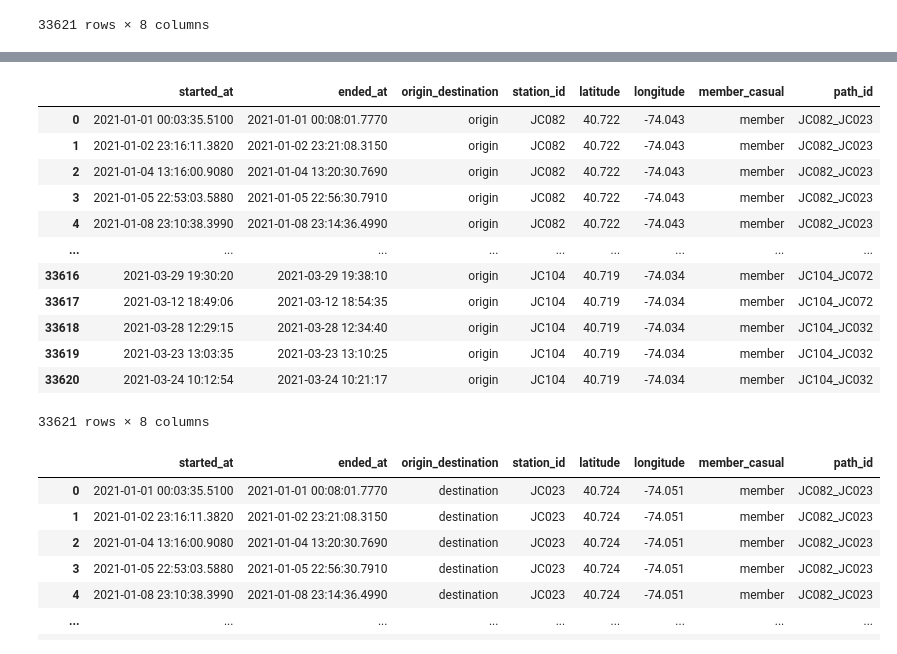
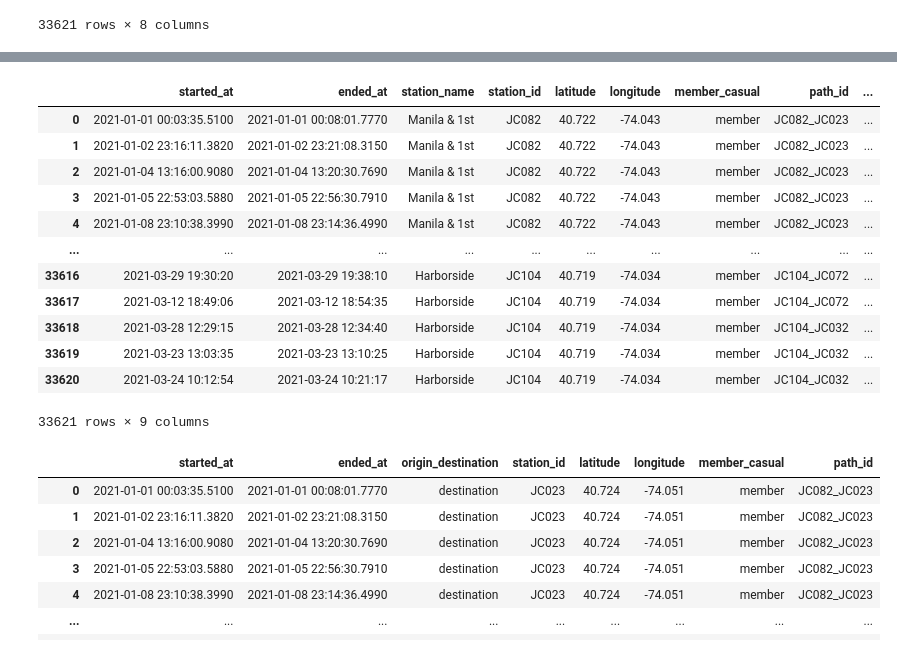
Before and after one commit to austin3216/Tableau-DataClean, a Jupyter notebook: DataCleaning.ipynb, the cells around one changed output, grey strips where cells are left out. Cells and saved outputs as stored; diff of their text form; code cells hidden in the pictures.

Commit message:
update spider dataframe

```diff
--- a/DataCleaning.ipynb
+++ b/DataCleaning.ipynb
@@ -370,8 +370,6 @@ destination_df
 | 33619 | 2021-03-23 13:03:35 | 2021-03-23 13:10:25 | Newark Ave | JC032 | 40.722 | -74.046 | member | JC104_JC032 |
 | 33620 | 2021-03-24 10:12:54 | 2021-03-24 10:21:17 | Newark Ave | JC032 | 40.722 | -74.046 | member | JC104_JC032 |
 33621 rows × 8 columns
-# %%
-# Change all station names to reflect origin or destination
-
-origin_df['start_station_name']='origin'
-destination_df['end_station_name']='destination'
+# %%
+origin_df['origin_destination'] = 'origin'
+destination_df['origin_destination'] = 'destination'
@@ -378,20 +393,20 @@ destination_df['end_station_name']='destination'
 # %%
 # Make column names consistent
 
-origin_df.rename(columns={"start_station_name":"origin_destination", "start_station_id":"station_id", "start_lat":"latitude", "start_lng":"longitude"}, inplace=True)
+origin_df.rename(columns={"start_station_name":"station_name", "start_station_id":"station_id", "start_lat":"latitude", "start_lng":"longitude"}, inplace=True)
 origin_df
 # %% [output]
-|  | started_at | ended_at | origin_destination | station_id | latitude | longitude | member_casual | path_id |
-| 0 | 2021-01-01 00:03:35.5100 | 2021-01-01 00:08:01.7770 | origin | JC082 | 40.722 | -74.043 | member | JC082_JC023 |
-| 1 | 2021-01-02 23:16:11.3820 | 2021-01-02 23:21:08.3150 | origin | JC082 | 40.722 | -74.043 | member | JC082_JC023 |
-| 2 | 2021-01-04 13:16:00.9080 | 2021-01-04 13:20:30.7690 | origin | JC082 | 40.722 | -74.043 | member | JC082_JC023 |
-| 3 | 2021-01-05 22:53:03.5880 | 2021-01-05 22:56:30.7910 | origin | JC082 | 40.722 | -74.043 | member | JC082_JC023 |
-| 4 | 2021-01-08 23:10:38.3990 | 2021-01-08 23:14:36.4990 | origin | JC082 | 40.722 | -74.043 | member | JC082_JC023 |
-| ... | ... | ... | ... | ... | ... | ... | ... | ... |
-| 33616 | 2021-03-29 19:30:20 | 2021-03-29 19:38:10 | origin | JC104 | 40.719 | -74.034 | member | JC104_JC072 |
-| 33617 | 2021-03-12 18:49:06 | 2021-03-12 18:54:35 | origin | JC104 | 40.719 | -74.034 | member | JC104_JC072 |
-| 33618 | 2021-03-28 12:29:15 | 2021-03-28 12:34:40 | origin | JC104 | 40.719 | -74.034 | member | JC104_JC032 |
-| 33619 | 2021-03-23 13:03:35 | 2021-03-23 13:10:25 | origin | JC104 | 40.719 | -74.034 | member | JC104_JC032 |
-| 33620 | 2021-03-24 10:12:54 | 2021-03-24 10:21:17 | origin | JC104 | 40.719 | -74.034 | member | JC104_JC032 |
+|  | started_at | ended_at | station_name | station_id | latitude | longitude | member_casual | path_id | ... |
+| 0 | 2021-01-01 00:03:35.5100 | 2021-01-01 00:08:01.7770 | Manila & 1st | JC082 | 40.722 | -74.043 | member | JC082_JC023 | ... |
+| 1 | 2021-01-02 23:16:11.3820 | 2021-01-02 23:21:08.3150 | Manila & 1st | JC082 | 40.722 | -74.043 | member | JC082_JC023 | ... |
+| 2 | 2021-01-04 13:16:00.9080 | 2021-01-04 13:20:30.7690 | Manila & 1st | JC082 | 40.722 | -74.043 | member | JC082_JC023 | ... |
+| 3 | 2021-01-05 22:53:03.5880 | 2021-01-05 22:56:30.7910 | Manila & 1st | JC082 | 40.722 | -74.043 | member | JC082_JC023 | ... |
+| 4 | 2021-01-08 23:10:38.3990 | 2021-01-08 23:14:36.4990 | Manila & 1st | JC082 | 40.722 | -74.043 | member | JC082_JC023 | ... |
+| ... | ... | ... | ... | ... | ... | ... | ... | ... | ... |
+| 33616 | 2021-03-29 19:30:20 | 2021-03-29 19:38:10 | Harborside | JC104 | 40.719 | -74.034 | member | JC104_JC072 | ... |
+| 33617 | 2021-03-12 18:49:06 | 2021-03-12 18:54:35 | Harborside | JC104 | 40.719 | -74.034 | member | JC104_JC072 | ... |
+| 33618 | 2021-03-28 12:29:15 | 2021-03-28 12:34:40 | Harborside | JC104 | 40.719 | -74.034 | member | JC104_JC032 | ... |
+| 33619 | 2021-03-23 13:03:35 | 2021-03-23 13:10:25 | Harborside | JC104 | 40.719 | -74.034 | member | JC104_JC032 | ... |
+| 33620 | 2021-03-24 10:12:54 | 2021-03-24 10:21:17 | Harborside | JC104 | 40.719 | -74.034 | member | JC104_JC032 | ... |
-33621 rows × 8 columns
+33621 rows × 9 columns
 # %%
```
Also changed, not shown: parts of 3 cells of this notebook, 1 other file.
